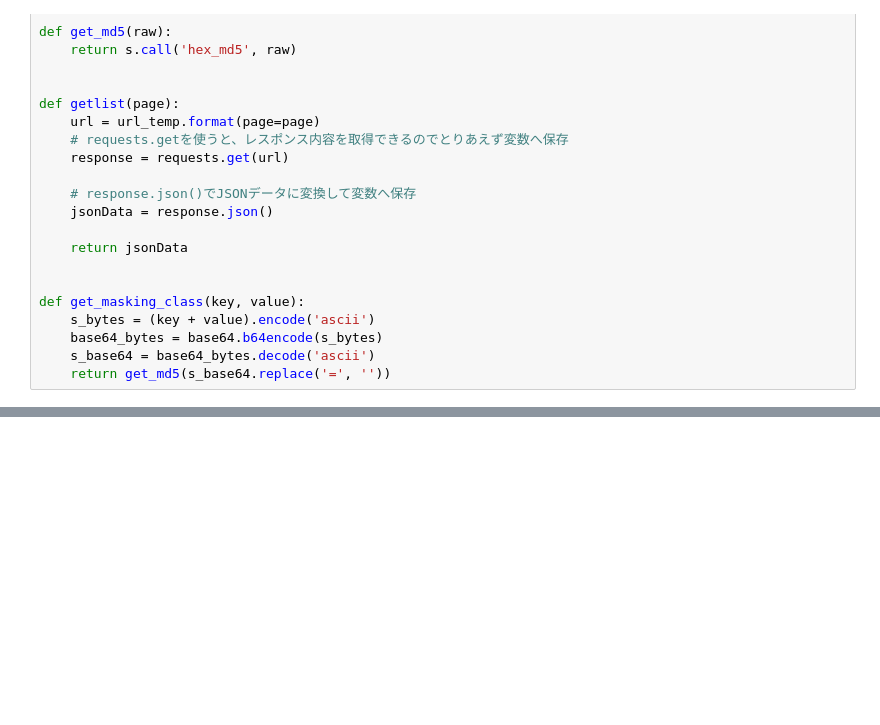
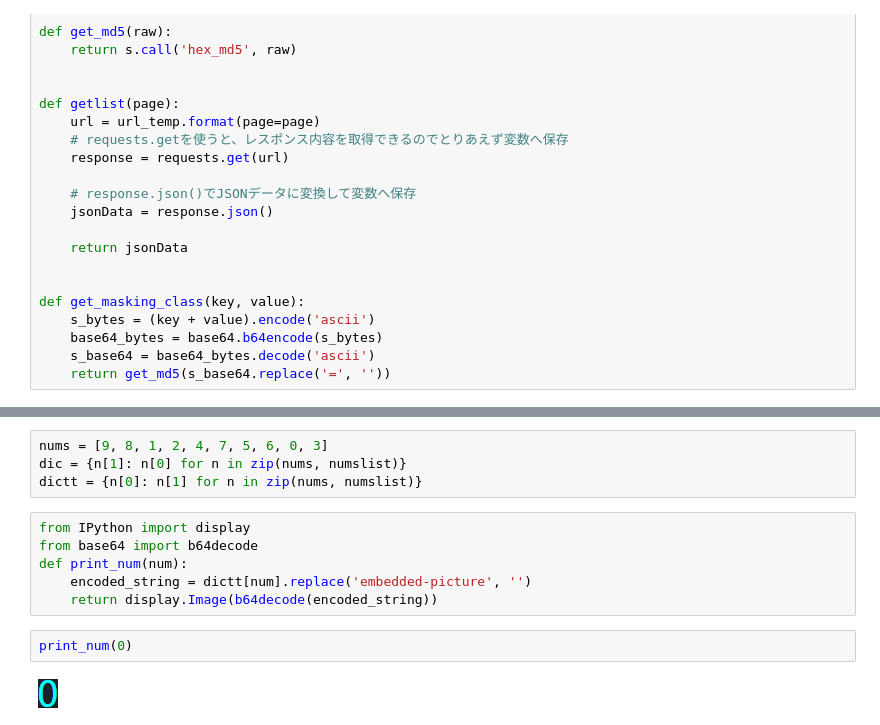
Before and after one commit to yuanren-23333/first-yuanren-match-src, a Jupyter notebook: 4/test.ipynb, the cells around one changed output, grey strips where cells are left out. Cells and saved outputs as stored; diff of their text form; blank space fills up the shorter version.

```diff
--- a/4/test.ipynb
+++ b/4/test.ipynb
@@ -61,0 +104,14 @@ def get_nums(html, display_filter):
+# %%
+nums = [9, 8, 1, 2, 4, 7, 5, 6, 0, 3]
+dic = {n[1]: n[0] for n in zip(nums, numslist)}
+dictt = {n[0]: n[1] for n in zip(nums, numslist)}
+# %%
+from IPython import display
+from base64 import b64decode
+def print_num(num):
+    encoded_string = dictt[num].replace('embedded-picture', '')
+    return display.Image(b64decode(encoded_string))
+# %%
+print_num(0)
+# %% [output]
+[figure, added]
```
Also changed, not shown: parts of 12 cells of this notebook, 6 other files.
